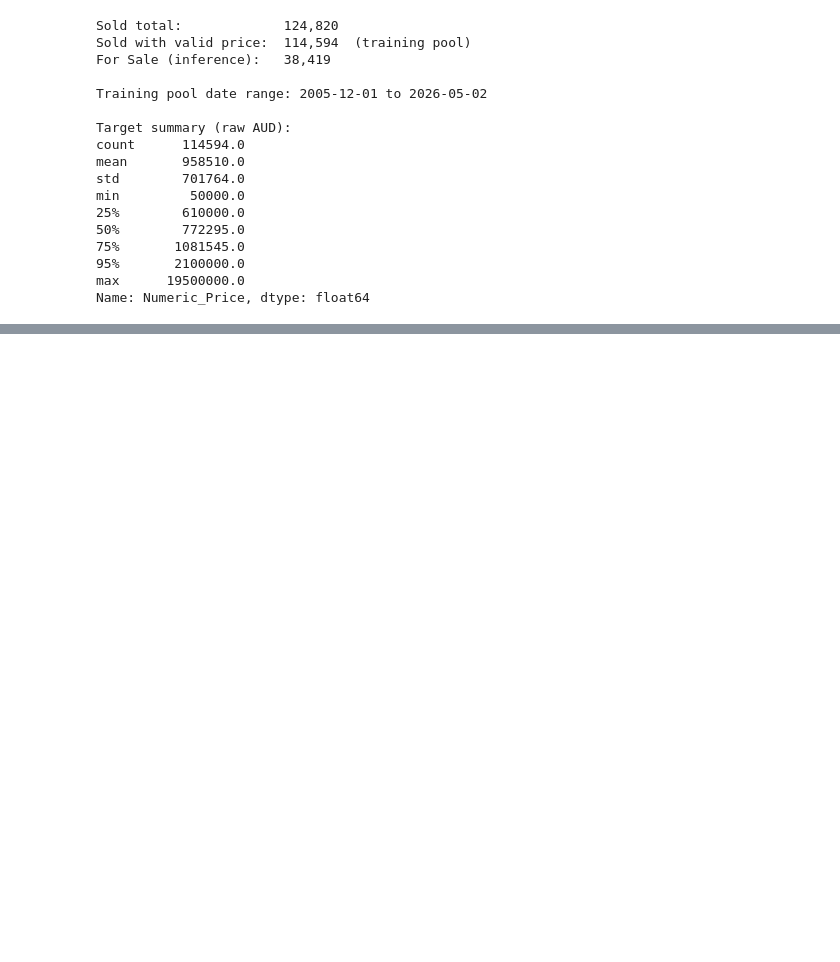
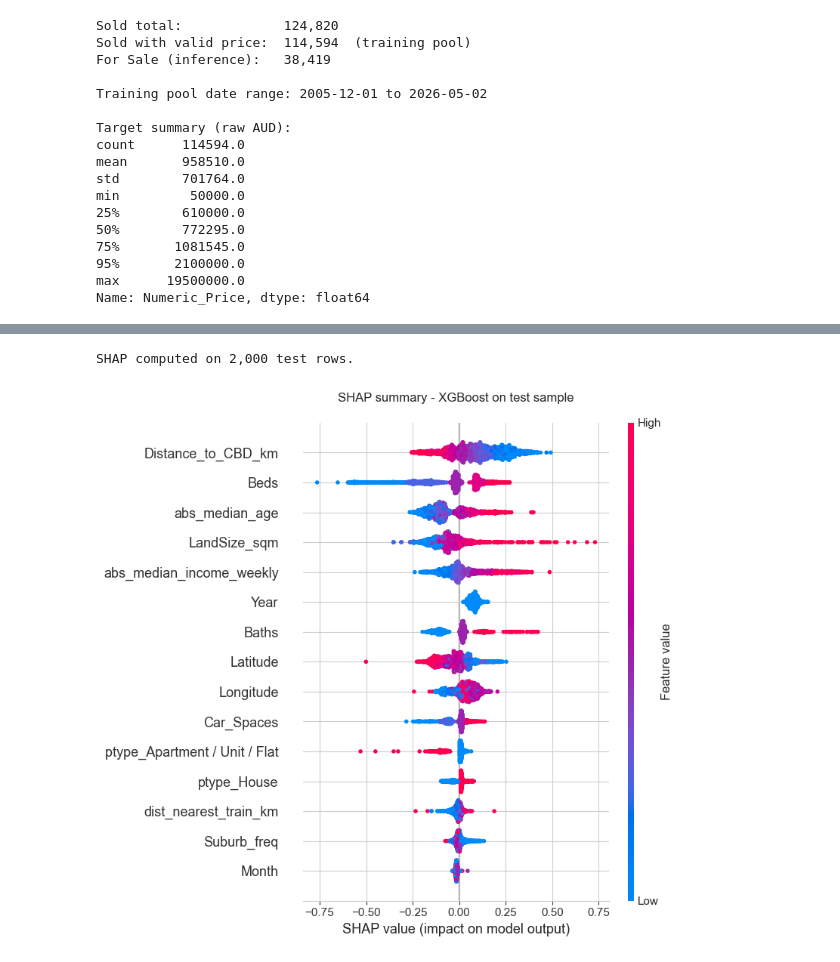
Before and after one commit to laihoangson/real-estate, a Jupyter notebook: report/ml_report.ipynb, the cells around one changed output, grey strips where cells are left out. Cells and saved outputs as stored; diff of their text form; code cells hidden in the pictures; blank space fills up the shorter version.

```diff
--- a/report/ml_report.ipynb
+++ b/report/ml_report.ipynb
@@ -153,0 +965,17 @@ Name: Numeric_Price, dtype: float64
+# %%
+# SHAP analysis on a sample of the test fold.
+sample_idx = np.random.RandomState(0).choice(len(X_test), size=min(2000, len(X_test)), replace=False)
+X_shap = X_test.iloc[sample_idx]
+
+explainer = shap.TreeExplainer(final_xgb_val_stage)
+shap_values = explainer.shap_values(X_shap)
+
+print(f"SHAP computed on {len(X_shap):,} test rows.")
+
+# Summary plot.
+shap.summary_plot(shap_values, X_shap, max_display=15, show=False)
+plt.title("SHAP summary - XGBoost on test sample", pad=20)
+plt.tight_layout(); plt.show()
+# %% [output]
+SHAP computed on 2,000 test rows.
+[figure, added]
```
Also changed, not shown: parts of 41 cells of this notebook, 7 other files.
